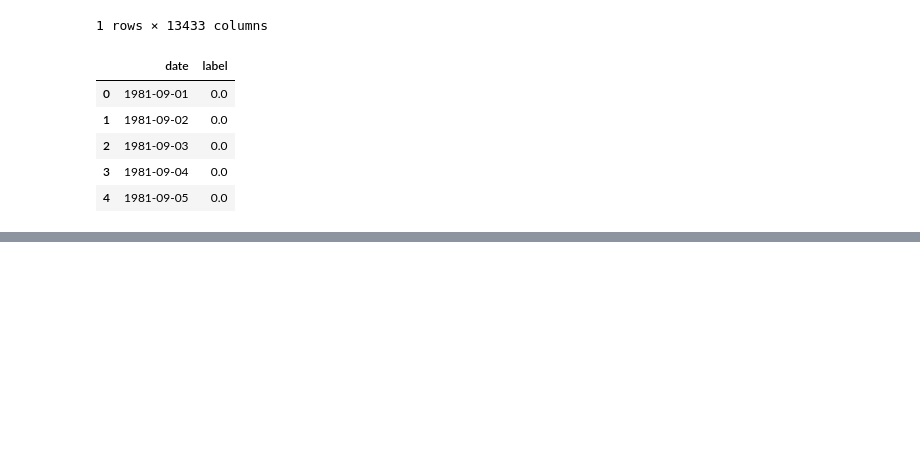
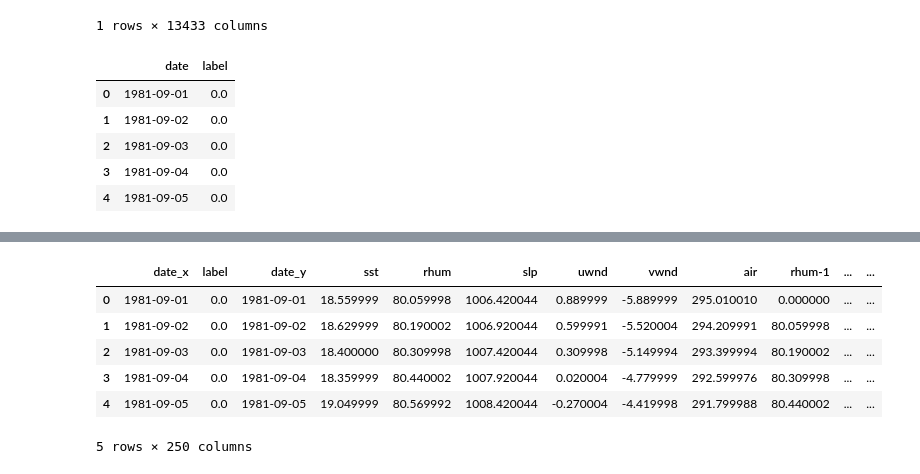
Before and after one commit to hscannell/MHW-tableau, a Jupyter notebook: code/classifier/SST Classifier.ipynb, the cells around one changed output, grey strips where cells are left out. Drawn from its saved outputs; the diff is of its cells as text; code cells hidden in the pictures; blank space fills up the shorter version.

```diff
--- a/code/classifier/SST Classifier.ipynb
+++ b/code/classifier/SST Classifier.ipynb
@@ -131,7 +135,16 @@ heat_30 = pd.DataFrame({'heat_30':heat_30})
 # %%
 # join the labels, backward lookin SST columns, and forward looking heatwave column together on their index
 # all are the same length and in chronological order so this should work directly
 result = pd.concat([df, look_back,heat_30], axis=1, join='inner')
+result.head()
+# %% [output]
+|  | date_x | label | date_y | sst | rhum | slp | uwnd | vwnd | air | rhum-1 | ... | ... |
+| 0 | 1981-09-01 | 0.0 | 1981-09-01 | 18.559999 | 80.059998 | 1006.420044 | 0.889999 | -5.889999 | 295.010010 | 0.000000 | ... | ... |
+| 1 | 1981-09-02 | 0.0 | 1981-09-02 | 18.629999 | 80.190002 | 1006.920044 | 0.599991 | -5.520004 | 294.209991 | 80.059998 | ... | ... |
+| 2 | 1981-09-03 | 0.0 | 1981-09-03 | 18.400000 | 80.309998 | 1007.420044 | 0.309998 | -5.149994 | 293.399994 | 80.190002 | ... | ... |
+| 3 | 1981-09-04 | 0.0 | 1981-09-04 | 18.359999 | 80.440002 | 1007.920044 | 0.020004 | -4.779999 | 292.599976 | 80.309998 | ... | ... |
+| 4 | 1981-09-05 | 0.0 | 1981-09-05 | 19.049999 | 80.569992 | 1008.420044 | -0.270004 | -4.419998 | 291.799988 | 80.440002 | ... | ... |
+5 rows × 250 columns
 # %%
 # drop off the first 40 and last 30 sample days
 # these have data that were artificially set to 0 and so shouldn't be included
```
Also changed, not shown: parts of 23 cells of this notebook.
